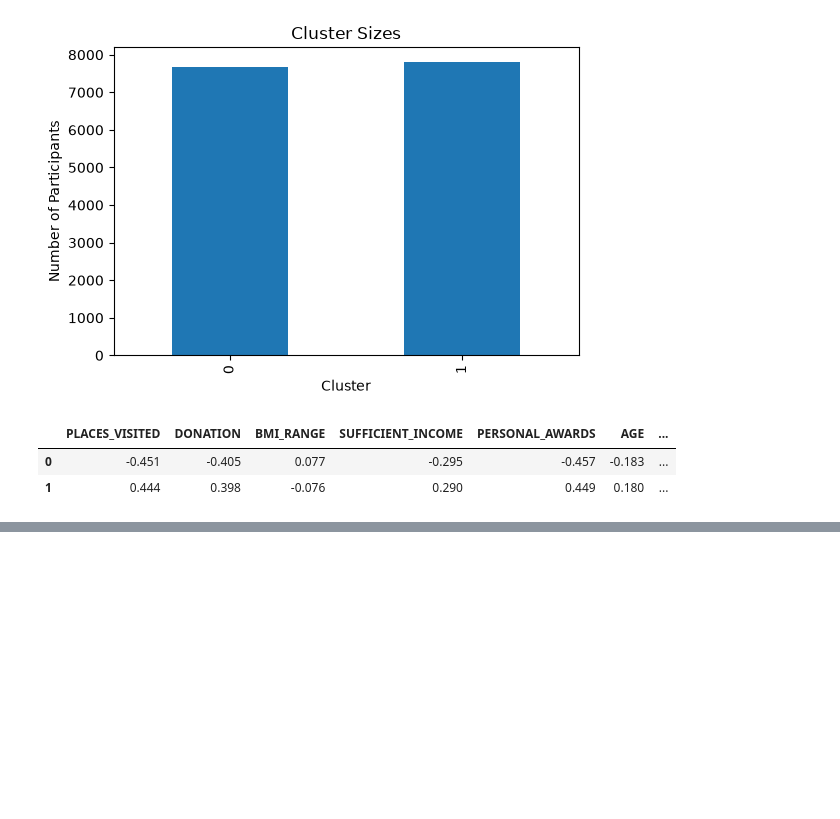
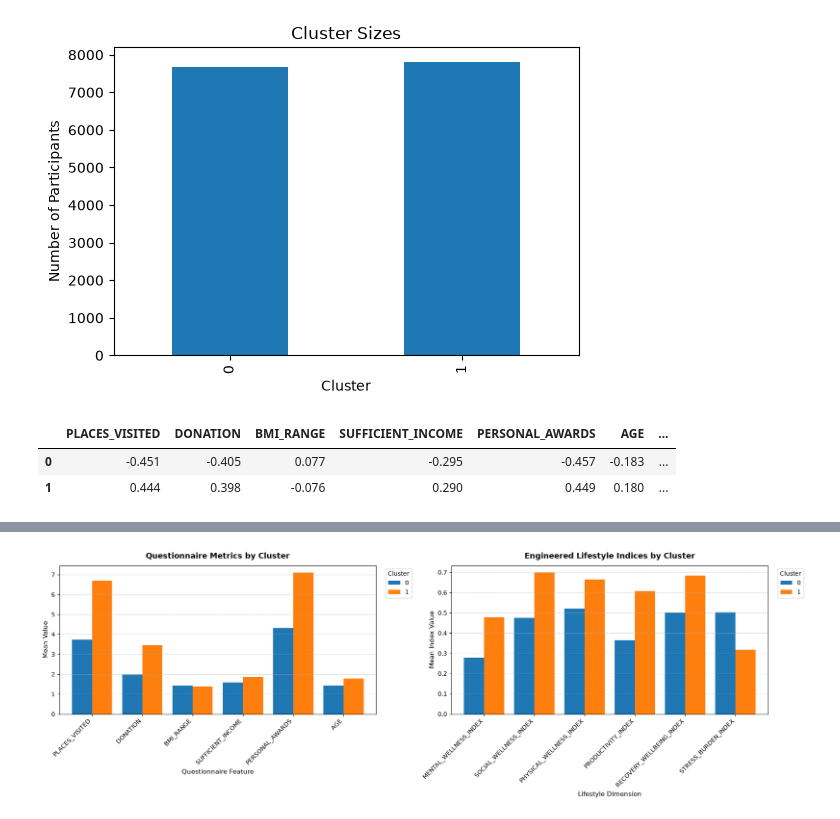
Before and after one commit to Adityaa-KC/Analyzing-the-Impact-of-Eating-Habits-and-Sedentary-Lifestyle-on-Health-Risk-Patterns, a Jupyter notebook: New Structured directory/clustering.ipynb, the cells around one changed output, grey strips where cells are left out. Cells and saved outputs as stored; diff of their text form; code cells hidden in the pictures; blank space fills up the shorter version.

```diff
--- a/New Structured directory/clustering.ipynb
+++ b/New Structured directory/clustering.ipynb
@@ -389,3 +390,66 @@ plt.show()
+# %%
+import matplotlib.pyplot as plt
+
+# 1. Feature Subset Definition
+engineered_features = [
+    "MENTAL_WELLNESS_INDEX",
+    "SOCIAL_WELLNESS_INDEX",
+    "PHYSICAL_WELLNESS_INDEX",
+    "PRODUCTIVITY_INDEX",
+    "RECOVERY_WELLBEING_INDEX",
+    "STRESS_BURDEN_INDEX"
+]
+
+questionnaire_features = [
+    "PLACES_VISITED",
+    "DONATION",
+    "BMI_RANGE",
+    "SUFFICIENT_INCOME",
+    "PERSONAL_AWARDS",
+    "AGE"
+]
+
+# 2. Extract Profiles
+questionnaire_profile = cluster_profile[questionnaire_features]
+engineered_profile = cluster_profile[engineered_features]
+
+# 3. Plot Configurations
+plot_configs = [
+    {
+        "df": questionnaire_profile,
+        "title": "Questionnaire Metrics by Cluster",
+        "xlabel": "Questionnaire Feature",
+        "ylabel": "Mean Value"
+    },
+    {
+        "df": engineered_profile,
+        "title": "Engineered Lifestyle Indices by Cluster",
+        "xlabel": "Lifestyle Dimension",
+        "ylabel": "Mean Index Value"
+    }
+]
+
+# 4. Render Side-by-Side Subplots
+fig, axes = plt.subplots(1, 2, figsize=(18, 6))
+
+for ax, config in zip(axes, plot_configs):
+    config["df"].T.plot(
+        kind="bar",
+        ax=ax,
+        width=0.8
+    )
+
+    ax.set_title(config["title"], fontsize=13, fontweight="bold", pad=12)
+    ax.set_xlabel(config["xlabel"], fontsize=11)
+    ax.set_ylabel(config["ylabel"], fontsize=11)
+    ax.set_xticklabels(ax.get_xticklabels(), rotation=45, ha="right")
+    ax.grid(axis="y", linestyle="--", alpha=0.6)
+    ax.legend(title="Cluster", bbox_to_anchor=(1.02, 1), loc="upper left", frameon=True)
+
+plt.tight_layout()
+plt.show()
+# %% [output]
+[figure, added]
 # %%
 import numpy as np
 import matplotlib.pyplot as plt
```
Also changed, not shown: parts of 20 cells of this notebook, 3 other files.
